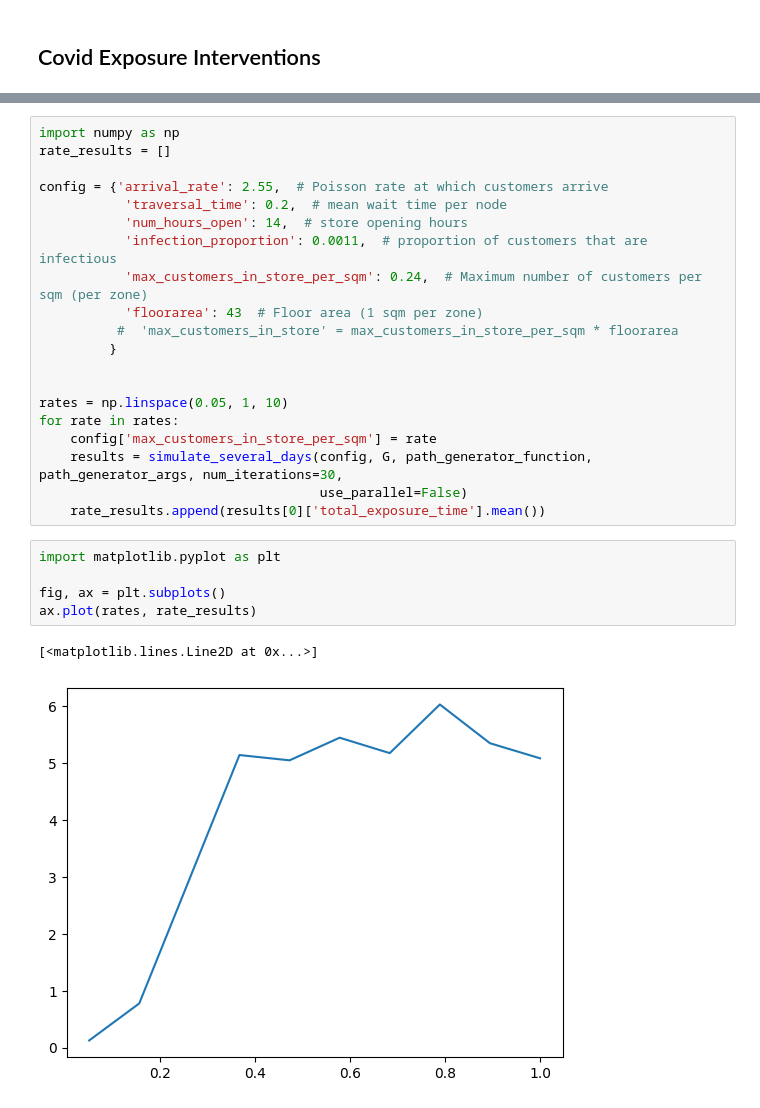
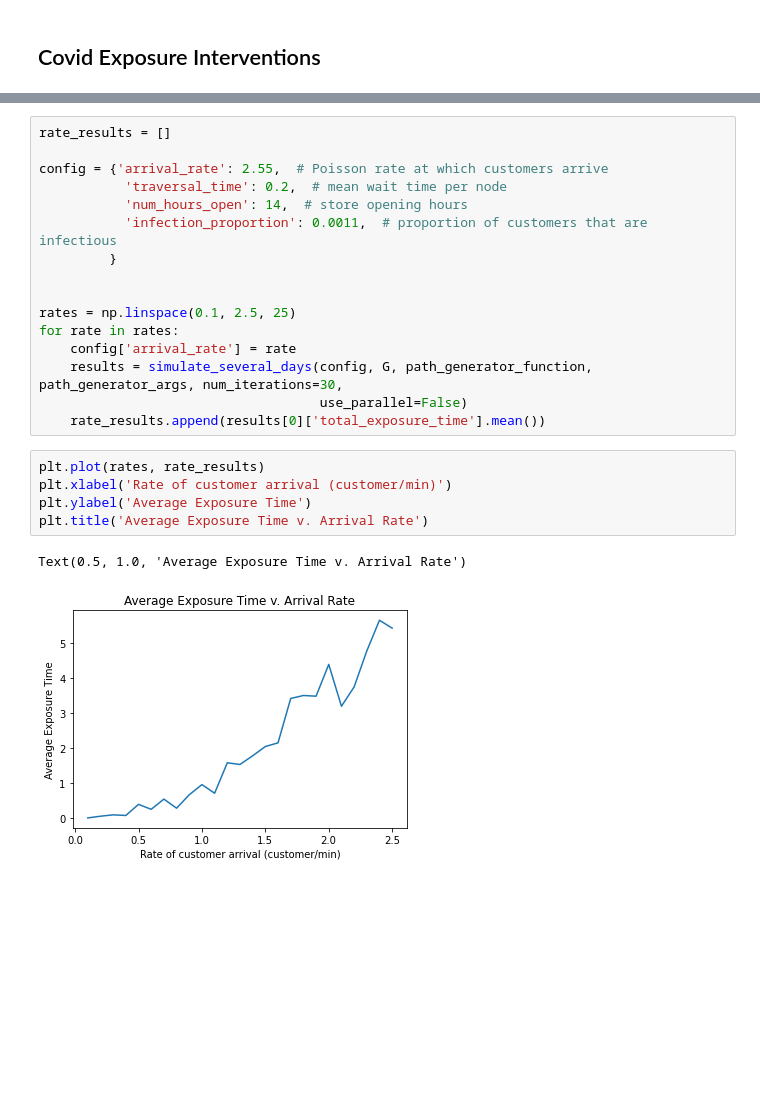
Before and after one commit to RebeccaFlach/covid19-supermarket-abm, a Jupyter notebook: covid19_supermarket_abm/Replication.ipynb, the cells around one changed output, grey strips where cells are left out. Cells and saved outputs as stored; diff of their text form; blank space fills up the shorter version.

```diff
--- a/covid19_supermarket_abm/Replication.ipynb
+++ b/covid19_supermarket_abm/Replication.ipynb
@@ -97,28 +133,24 @@ results = simulate_several_days(config, G, path_generator_function, path_generat
 # %%
-import numpy as np
 rate_results = []
 
 config = {'arrival_rate': 2.55,  # Poisson rate at which customers arrive
            'traversal_time': 0.2,  # mean wait time per node
            'num_hours_open': 14,  # store opening hours
            'infection_proportion': 0.0011,  # proportion of customers that are infectious
-           'max_customers_in_store_per_sqm': 0.24,  # Maximum number of customers per sqm (per zone)
-           'floorarea': 43  # Floor area (1 sqm per zone)
-          #  'max_customers_in_store' = max_customers_in_store_per_sqm * floorarea
          }
 
 
-rates = np.linspace(0.05, 1, 10)
+rates = np.linspace(0.1, 2.5, 25)
 for rate in rates:
-    config['max_customers_in_store_per_sqm'] = rate
+    config['arrival_rate'] = rate
     results = simulate_several_days(config, G, path_generator_function, path_generator_args, num_iterations=30,
                                     use_parallel=False)
     rate_results.append(results[0]['total_exposure_time'].mean())
-# %%
-import matplotlib.pyplot as plt
-
-fig, ax = plt.subplots()
-ax.plot(rates, rate_results)
-# %% [output]
-[<matplotlib.lines.Line2D at 0x...>]
-[figure, removed]
+# %%
+plt.plot(rates, rate_results)
+plt.xlabel('Rate of customer arrival (customer/min)')
+plt.ylabel('Average Exposure Time')
+plt.title('Average Exposure Time v. Arrival Rate')
+# %% [output]
+Text(0.5, 1.0, 'Average Exposure Time v. Arrival Rate')
+[figure, added]
```
Also changed, not shown: parts of 11 cells of this notebook, 4 other files.
